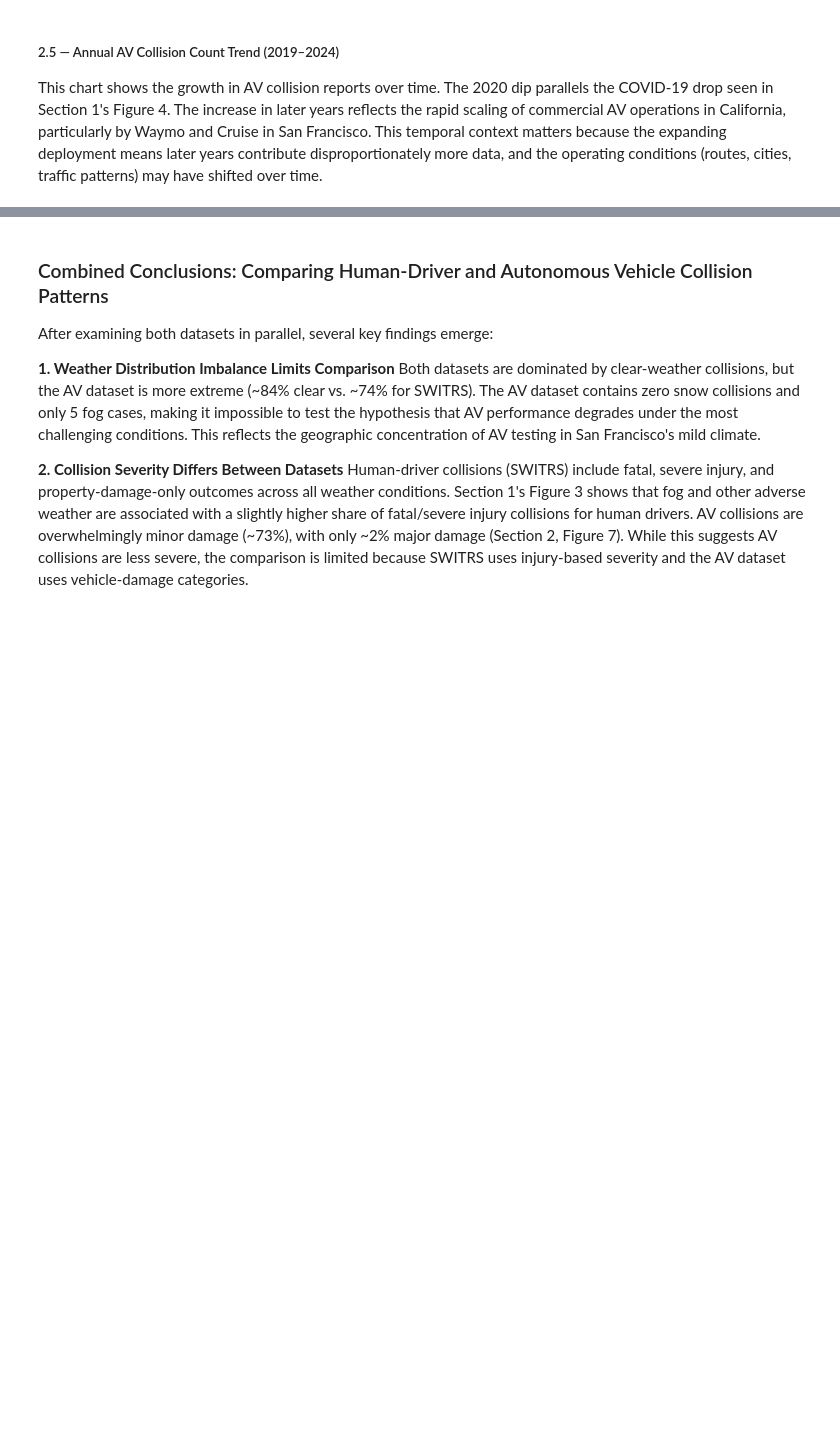
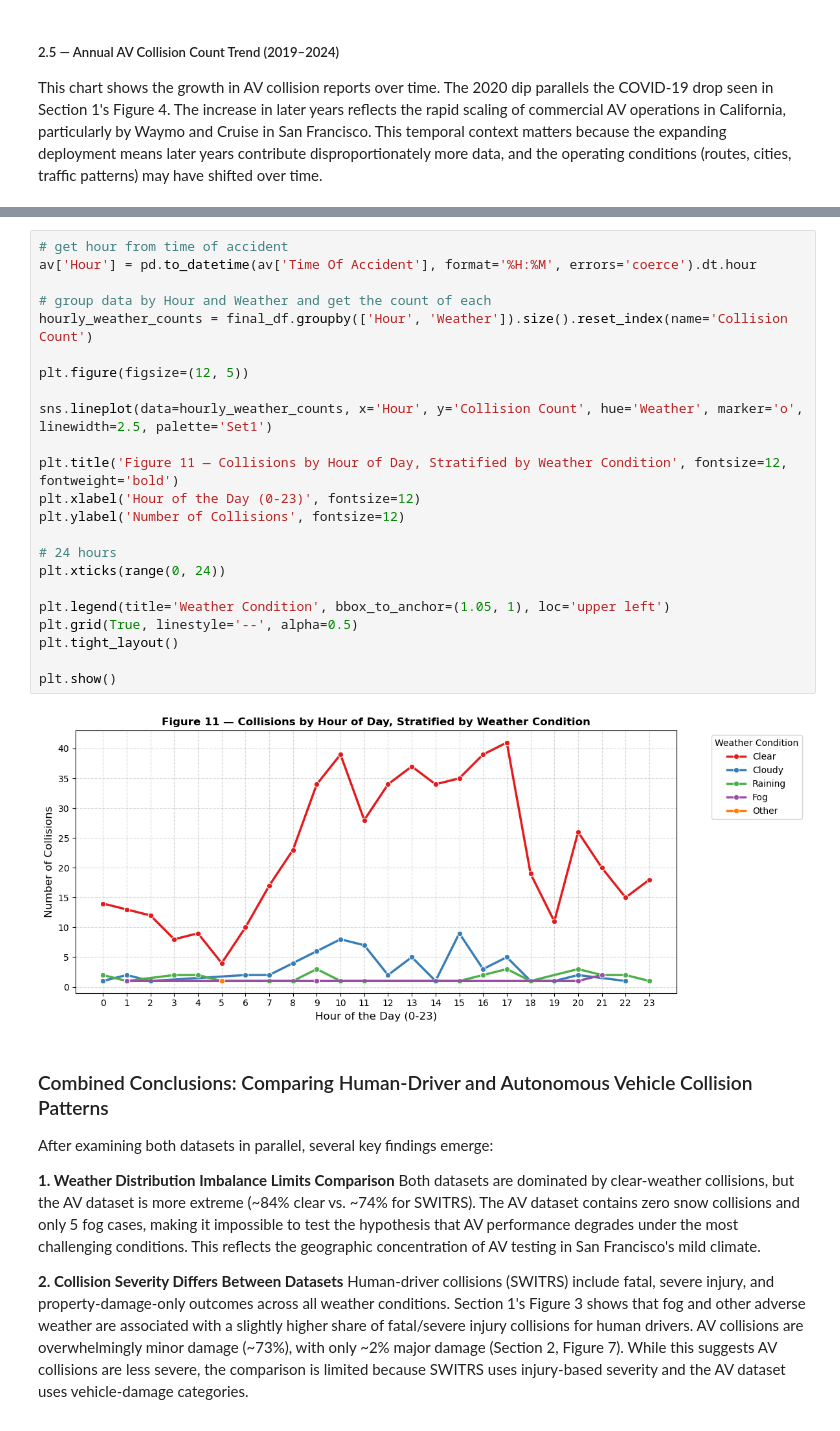
Before and after one commit to COGS108/Group094_WI26, a Jupyter notebook: 02-EDACheckpoint.ipynb, the cells around one changed output, grey strips where cells are left out. Saved outputs shown, nothing was run; the diff lists cells and outputs as text; blank space fills up the shorter version.

```diff
--- a/02-EDACheckpoint.ipynb
+++ b/02-EDACheckpoint.ipynb
@@ -1404,3 +1392,28 @@ plt.show()
+# %%
+# get hour from time of accident
+av['Hour'] = pd.to_datetime(av['Time Of Accident'], format='%H:%M', errors='coerce').dt.hour
+
+# group data by Hour and Weather and get the count of each
+hourly_weather_counts = final_df.groupby(['Hour', 'Weather']).size().reset_index(name='Collision Count')
+
+plt.figure(figsize=(12, 5))
+
+sns.lineplot(data=hourly_weather_counts, x='Hour', y='Collision Count', hue='Weather', marker='o', linewidth=2.5, palette='Set1')
+
+plt.title('Figure 11 — Collisions by Hour of Day, Stratified by Weather Condition', fontsize=12, fontweight='bold')
+plt.xlabel('Hour of the Day (0-23)', fontsize=12)
+plt.ylabel('Number of Collisions', fontsize=12)
+
+# 24 hours
+plt.xticks(range(0, 24))
+
+plt.legend(title='Weather Condition', bbox_to_anchor=(1.05, 1), loc='upper left')
+plt.grid(True, linestyle='--', alpha=0.5)
+plt.tight_layout()
+
+plt.show()
+# %% [output]
+[figure, added]
 # %% [markdown]
 ### Combined Conclusions: Comparing Human-Driver and Autonomous Vehicle Collision Patterns
 
```
Also changed, not shown: parts of 14 cells of this notebook.
